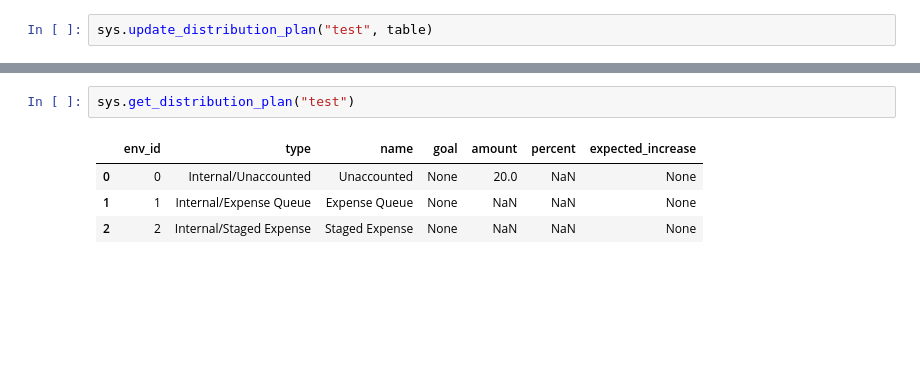
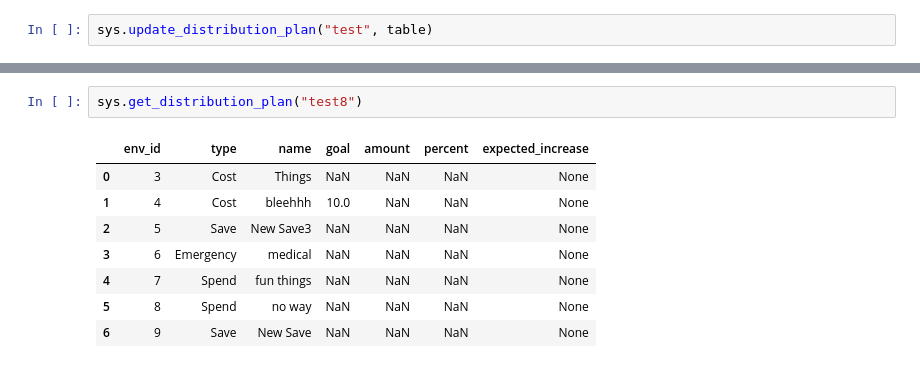
Before and after one commit to WildfireXIII/panel-accounting-system, a Jupyter notebook: InterfaceDesign.ipynb, the cells around one changed output, grey strips where cells are left out. Drawn from its saved outputs; the diff is of its cells as text; blank space fills up the shorter version.

```diff
--- a/InterfaceDesign.ipynb
+++ b/InterfaceDesign.ipynb
@@ -685,9 +753,13 @@ sys.data.distribution_plans
 # %%
-sys.get_distribution_plan("test")
+sys.get_distribution_plan("test8")
 # %% [output]
 |  | env_id | type | name | goal | amount | percent | expected_increase |
-| 0 | 0 | Internal/Unaccounted | Unaccounted | None | 20.0 | NaN | None |
-| 1 | 1 | Internal/Expense Queue | Expense Queue | None | NaN | NaN | None |
-| 2 | 2 | Internal/Staged Expense | Staged Expense | None | NaN | NaN | None |
+| 0 | 3 | Cost | Things | NaN | NaN | NaN | None |
+| 1 | 4 | Cost | bleehhh | 10.0 | NaN | NaN | None |
+| 2 | 5 | Save | New Save3 | NaN | NaN | NaN | None |
+| 3 | 6 | Emergency | medical | NaN | NaN | NaN | None |
+| 4 | 7 | Spend | fun things | NaN | NaN | NaN | None |
+| 5 | 8 | Spend | no way | NaN | NaN | NaN | None |
+| 6 | 9 | Save | New Save | NaN | NaN | NaN | None |
 # %%
 sys.data.transfers
```
Also changed, not shown: parts of 12 cells of this notebook, 3 other files.
